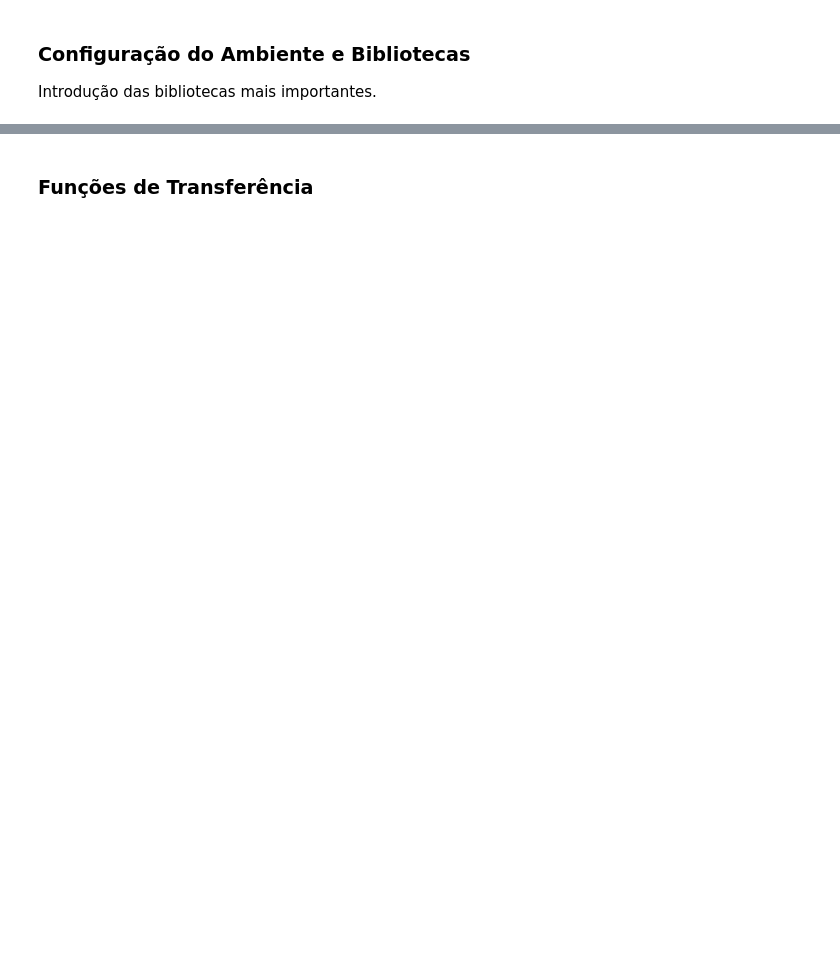
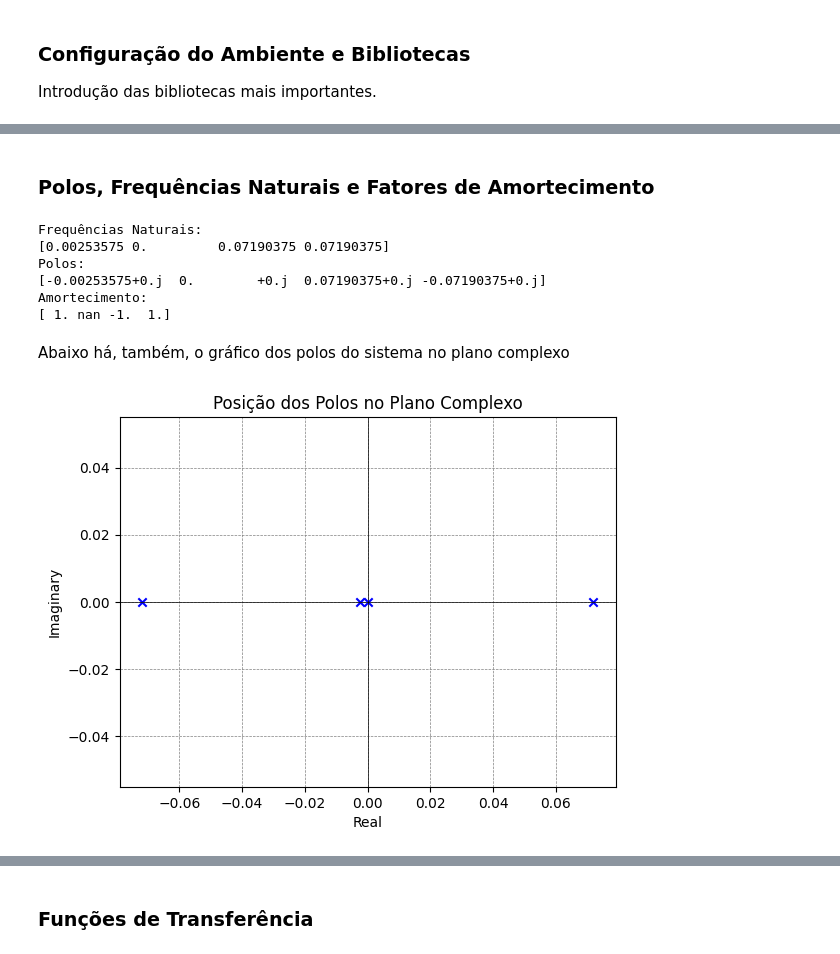
Before and after one commit to lucascarvalho10/pme3481, a Jupyter notebook: modelo_dinamico/resposta_em_frequencia.ipynb, the cells around one changed output, grey strips where cells are left out. Drawn from its saved outputs; the diff is of its cells as text; code cells hidden in the pictures; blank space fills up the shorter version.

```diff
--- a/modelo_dinamico/resposta_em_frequencia.ipynb
+++ b/modelo_dinamico/resposta_em_frequencia.ipynb
@@ -18,0 +33,12 @@ warnings.filterwarnings('ignore')
+# %%
+Xcm = 1.052
+Xpe = 0.261
+L = 3.304
+Df = 0.127
+Tlin = 230.57
+Izz = 15.07
+M = 23.545
+g = 9.8055
+dar = 1.091
+Cd = 0.432
+Vxlin = -10.0
@@ -18,0 +86,33 @@ warnings.filterwarnings('ignore')
+# %% [markdown]
+### Polos, Frequências Naturais e Fatores de Amortecimento
+# %%
+wn, zeta, poles = cont.damp()
+
+print("Frequências Naturais: ")
+print(wn)
+print("Polos: ")
+print(poles)
+print("Amortecimento: ")
+print(zeta)
+# %% [output]
+Frequências Naturais:
+[0.00253575 0.         0.07190375 0.07190375]
+Polos:
+[-0.00253575+0.j  0.        +0.j  0.07190375+0.j -0.07190375+0.j]
+Amortecimento:
+[ 1. nan -1.  1.]
+# %% [markdown]
+Abaixo há, também, o gráfico dos polos do sistema no plano complexo
+# %%
+# Plot the poles on a complex plane
+plt.figure()
+plt.scatter(poles.real, poles.imag, marker='x', color='b')
+plt.axhline(0, color='black',linewidth=0.5)
+plt.axvline(0, color='black',linewidth=0.5)
+plt.grid(color = 'gray', linestyle = '--', linewidth = 0.5)
+plt.title('Posição dos Polos no Plano Complexo')
+plt.xlabel('Real')
+plt.ylabel('Imaginary')
+plt.show()
+# %% [output]
+[figure, added]
```
Also changed, not shown: parts of 21 cells of this notebook, 1 other file.
